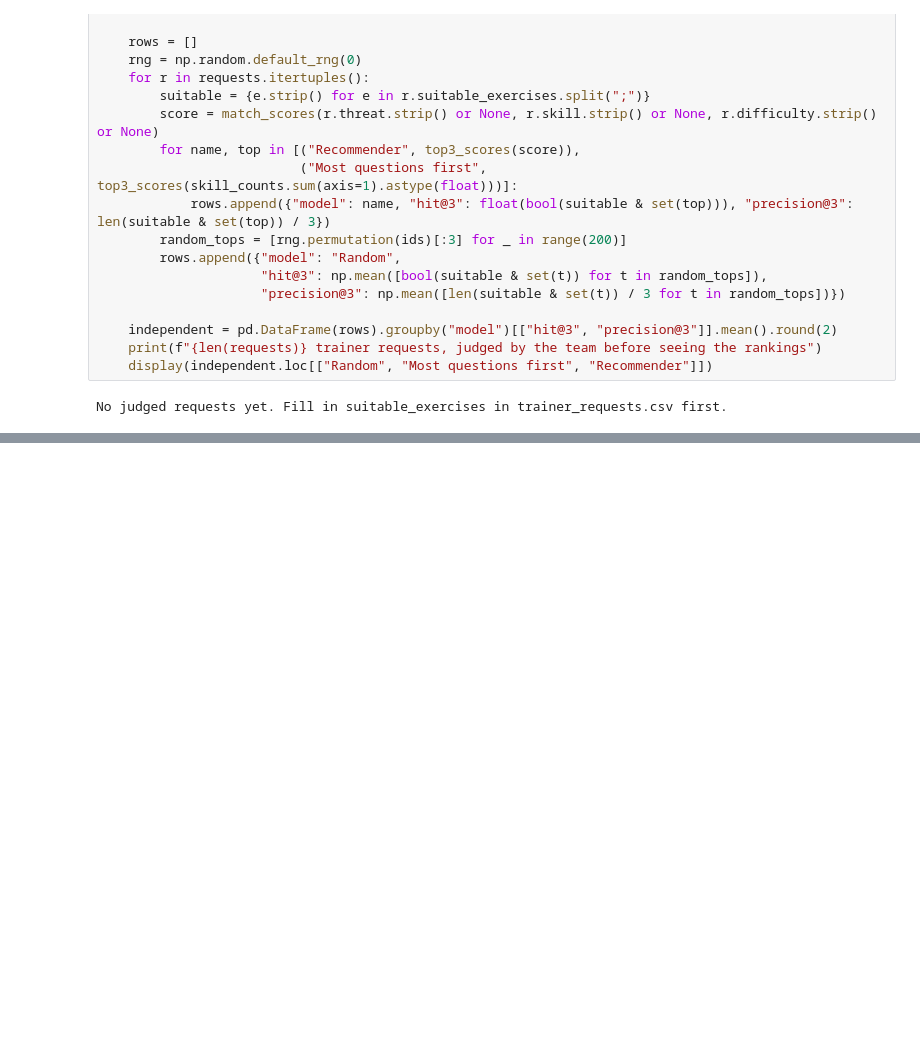
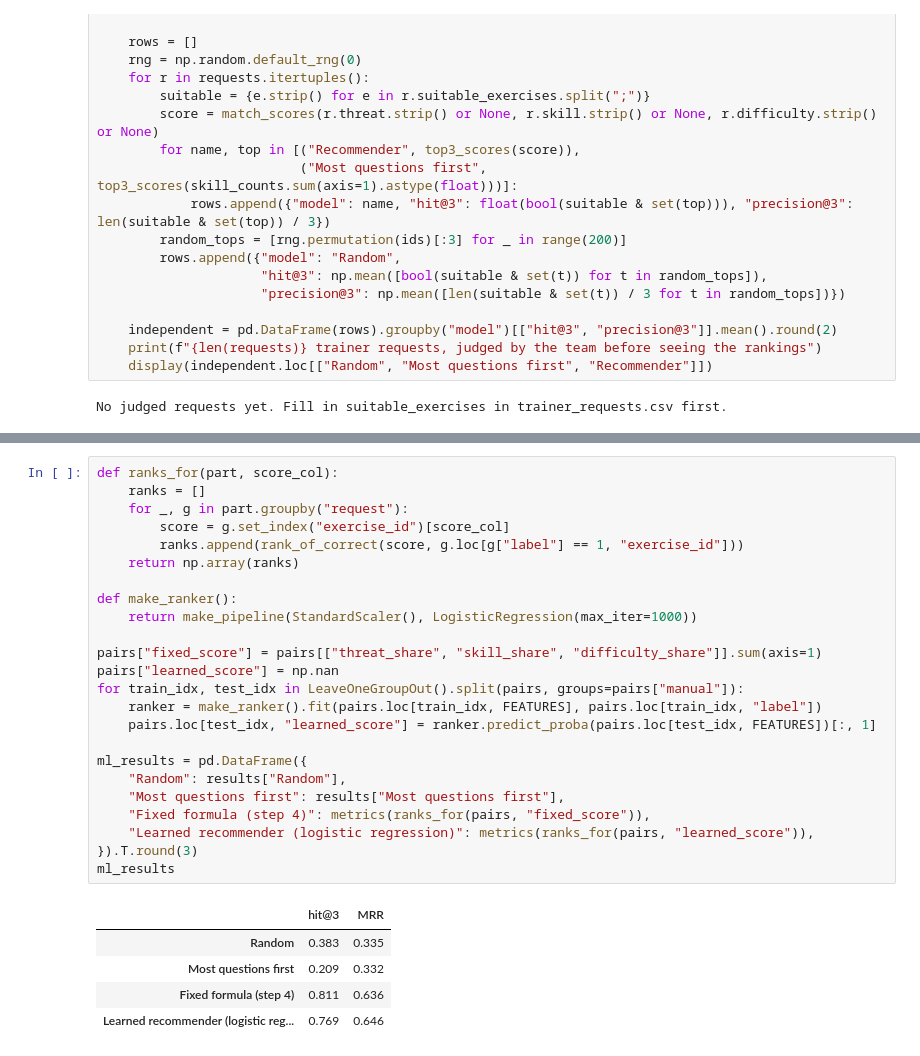
Before and after one commit to Mastercoder-1000/Data-Strategy-amp-Modelling-for-a-Strategic-Cybersecurity-Decision-Making-Exercise-Platform-, a Jupyter notebook: notebooks/8_recommend_exercises.ipynb, the cells around one changed output, grey strips where cells are left out. Cells and saved outputs as stored; diff of their text form; blank space fills up the shorter version.

```diff
--- a/notebooks/8_recommend_exercises.ipynb
+++ b/notebooks/8_recommend_exercises.ipynb
@@ -443,0 +513,30 @@ No judged requests yet. Fill in suitable_exercises in trainer_requests.csv first
+# %%
+def ranks_for(part, score_col):
+    ranks = []
+    for _, g in part.groupby("request"):
+        score = g.set_index("exercise_id")[score_col]
+        ranks.append(rank_of_correct(score, g.loc[g["label"] == 1, "exercise_id"]))
+    return np.array(ranks)
+
+def make_ranker():
+    return make_pipeline(StandardScaler(), LogisticRegression(max_iter=1000))
+
+pairs["fixed_score"] = pairs[["threat_share", "skill_share", "difficulty_share"]].sum(axis=1)
+pairs["learned_score"] = np.nan
+for train_idx, test_idx in LeaveOneGroupOut().split(pairs, groups=pairs["manual"]):
+    ranker = make_ranker().fit(pairs.loc[train_idx, FEATURES], pairs.loc[train_idx, "label"])
+    pairs.loc[test_idx, "learned_score"] = ranker.predict_proba(pairs.loc[test_idx, FEATURES])[:, 1]
+
+ml_results = pd.DataFrame({
+    "Random": results["Random"],
+    "Most questions first": results["Most questions first"],
+    "Fixed formula (step 4)": metrics(ranks_for(pairs, "fixed_score")),
+    "Learned recommender (logistic regression)": metrics(ranks_for(pairs, "learned_score")),
+}).T.round(3)
+ml_results
+# %% [output]
+|  | hit@3 | MRR |
+| Random | 0.383 | 0.335 |
+| Most questions first | 0.209 | 0.332 |
+| Fixed formula (step 4) | 0.811 | 0.636 |
+| Learned recommender (logistic reg... | 0.769 | 0.646 |
```
Also changed, not shown: parts of 12 cells of this notebook, 5 other files.
